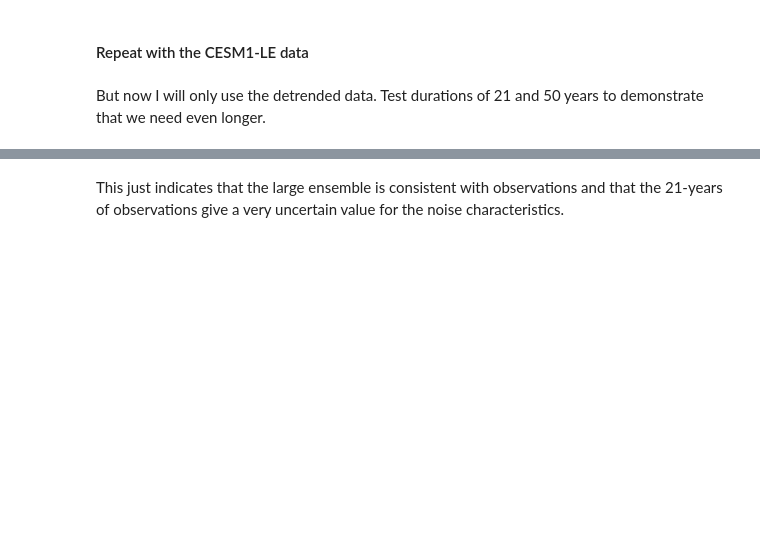
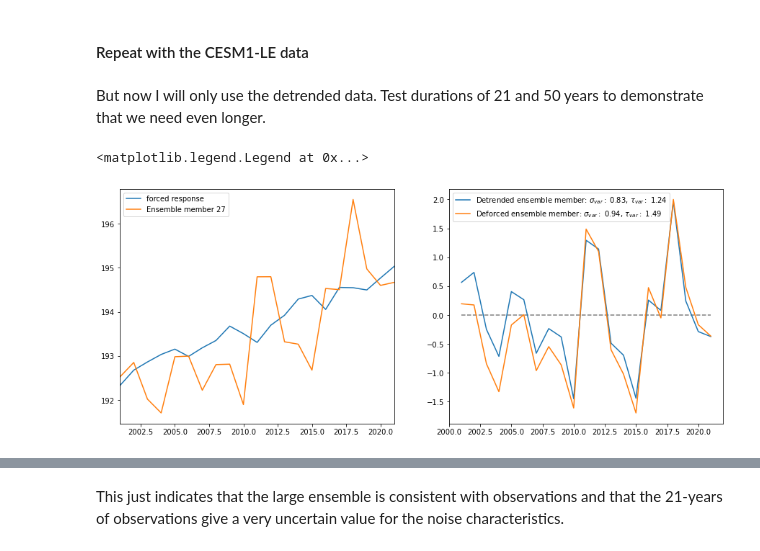
Before and after one commit to jshaw35/spectral_ice, a Jupyter notebook: methods_figures/methodsfig_estimatingvariability.ipynb, the cells around one changed output, grey strips where cells are left out. Cells and saved outputs as stored; diff of their text form; code cells hidden in the pictures; blank space fills up the shorter version.

Commit message:
show that the detrend step assumes a forced response that biases detection

```diff
--- a/methods_figures/methodsfig_estimatingvariability.ipynb
+++ b/methods_figures/methodsfig_estimatingvariability.ipynb
@@ -219,3 +232,47 @@ lens_lag1s_21 = lens_olr_detrend21.groupby('ens').map(calc_lag1_autocorr)
 
 lens_tauvars_21 = (1 + lens_lag1s_21) / (1 - lens_lag1s_21)
 lens_stddevs_21 = lens_olr_detrend21.std(dim='year')
+# %%
+# Calculate these values for the forced ensemble minus the forced response
+# Compute the forced response 2001-2021 and subtract it, then compute our noise statistics
+
+lens_olr_ann21_FR = lens_olr_ann21.mean(dim='ens') # compute a forced response
+lens_olr_ann21_deforced = lens_olr_ann21 - lens_olr_ann21_FR.broadcast_like(lens_olr_ann21) # remove the forced response from each member
+
+lens_lag1s_deforced21 = lens_olr_ann21_deforced.groupby('ens').map(calc_lag1_autocorr)
+
+lens_tauvars_deforced21 = (1 + lens_lag1s_deforced21) / (1 - lens_lag1s_deforced21)
+lens_stddevs_deforced21 = lens_olr_ann21_deforced.std(dim='year')
+# %%
+fig_m3,axs_m3 = plt.subplots(1,2,figsize=(15,6))
+
+# 9,13,27 is weird
+ens_example = lens_olr_ann21.sel(ens=31)
+
+axs_m3[0].plot(lens_olr_ann21_FR.year,lens_olr_ann21_FR,label='forced response')
+axs_m3[0].plot(ens_example.year,ens_example,label='Ensemble member 27')
+
+axs_m3[0].set_xlim((2001,2021))
+axs_m3[0].legend()
+
+ens_example_detrend = simple_detrend(ens_example,dim='year')
+ens_example_deforce = ens_example-lens_olr_ann21_FR
+
+detrended_lag1 = calc_lag1_autocorr(ens_example_detrend)
+deforced_lag1  = calc_lag1_autocorr(ens_example_deforce)
+
+detrended_tauvar = (1+detrended_lag1) / (1-detrended_lag1)
+deforced_tauvar = (1+deforced_lag1) / (1-deforced_lag1)
+
+detrended_stddev = np.std(ens_example_detrend)
+deforced_stddev  = np.std(ens_example_deforce)
+
+axs_m3[1].plot(ens_example_detrend.year,ens_example_detrend,
+               label=r'Detrended ensemble member: $\sigma_{var}:$ %.2f, $\tau_{var}:$ %.2f' % (detrended_stddev,detrended_tauvar))
+axs_m3[1].plot(ens_example_deforce.year,ens_example_deforce,
+               label=r'Deforced ensemble member: $\sigma_{var}:$ %.2f, $\tau_{var}:$ %.2f' % (deforced_stddev,deforced_tauvar))
+axs_m3[1].hlines(0,2001,2021,color='black',alpha=0.5,linestyle='dashed')
+axs_m3[1].legend()
+# %% [output]
+<matplotlib.legend.Legend at 0x...>
+[figure, added]
```
Also changed, not shown: parts of 47 cells of this notebook.
